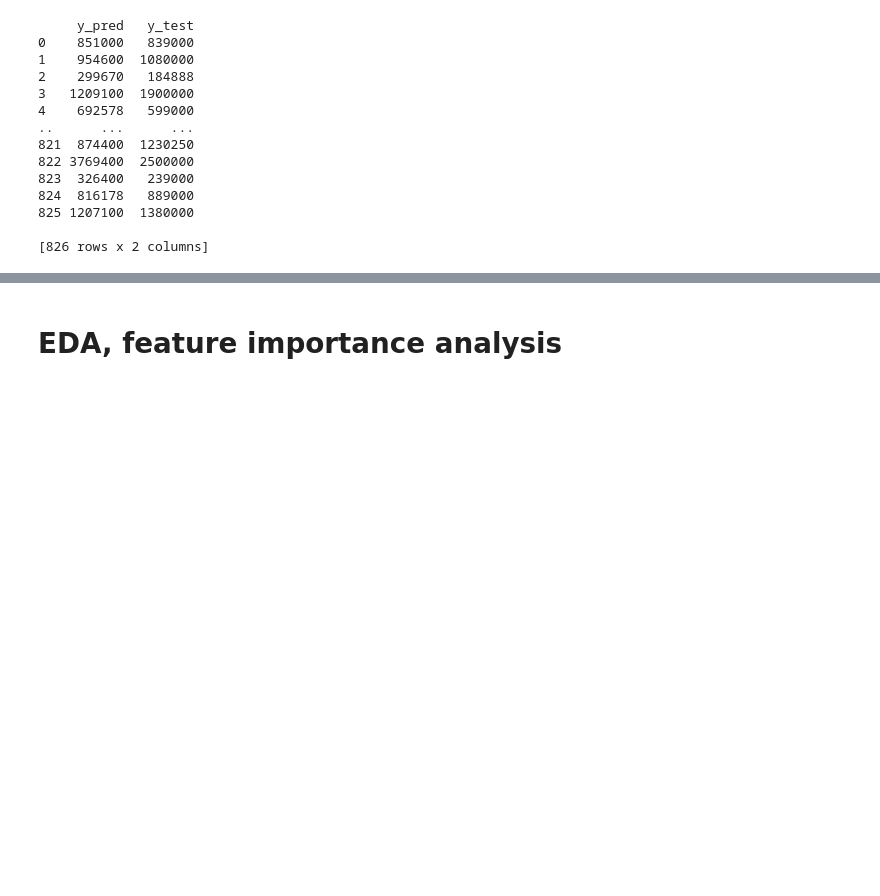
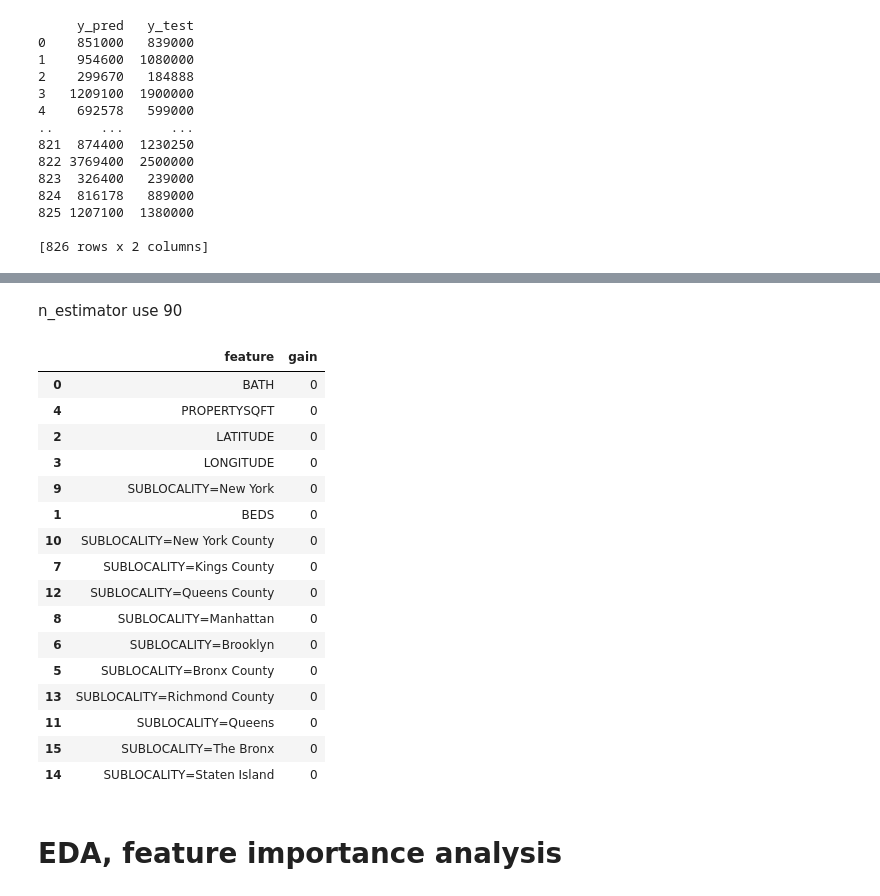
Before and after one commit to jyphotography/machine-learning, a Jupyter notebook: midterm/notebooks/notebook.ipynb, the cells around one changed output, grey strips where cells are left out. Saved outputs shown, nothing was run; the diff lists cells and outputs as text; code cells hidden in the pictures; blank space fills up the shorter version.

Commit message:
model finalized

```diff
--- a/midterm/notebooks/notebook.ipynb
+++ b/midterm/notebooks/notebook.ipynb
@@ -291,0 +257,11 @@ print(compare)
+# %%
+def train_rf2(df_train, y_train, n_estimators, depth):
+    dicts = df_train.to_dict(orient='records')
+
+    dv = DictVectorizer(sparse=True)
+    X_train = dv.fit_transform(dicts)
+
+    model = RandomForestRegressor(max_depth=depth, n_estimators=n_estimators, random_state=1, n_jobs=-1)
+    model.fit(X_train, y_train)
+
+    return dv, model
@@ -292,3 +324,29 @@ print(compare)
+# %% [markdown]
+n_estimator use 90
+# %%
+dv, rf_model = train_rf2(df_train=X_train, y_train=y_train, n_estimators=90, depth=20)
+importances = list(zip(dv.feature_names_, rf_model.feature_importances_))
+df_importance = pd.DataFrame(importances, columns=['feature', 'gain'])
+df_importance = df_importance.sort_values(by='gain', ascending=False)
+df_importance
+# %% [output]
+|  | feature | gain |
+| 0 | BATH | 0 |
+| 4 | PROPERTYSQFT | 0 |
+| 2 | LATITUDE | 0 |
+| 3 | LONGITUDE | 0 |
+| 9 | SUBLOCALITY=New York | 0 |
+| 1 | BEDS | 0 |
+| 10 | SUBLOCALITY=New York County | 0 |
+| 7 | SUBLOCALITY=Kings County | 0 |
+| 12 | SUBLOCALITY=Queens County | 0 |
+| 8 | SUBLOCALITY=Manhattan | 0 |
+| 6 | SUBLOCALITY=Brooklyn | 0 |
+| 5 | SUBLOCALITY=Bronx County | 0 |
+| 13 | SUBLOCALITY=Richmond County | 0 |
+| 11 | SUBLOCALITY=Queens | 0 |
+| 15 | SUBLOCALITY=The Bronx | 0 |
+| 14 | SUBLOCALITY=Staten Island | 0 |
 # %% [markdown]
 # EDA, feature importance analysis
 # %% [markdown]
```
Also changed, not shown: parts of 6 cells of this notebook.
